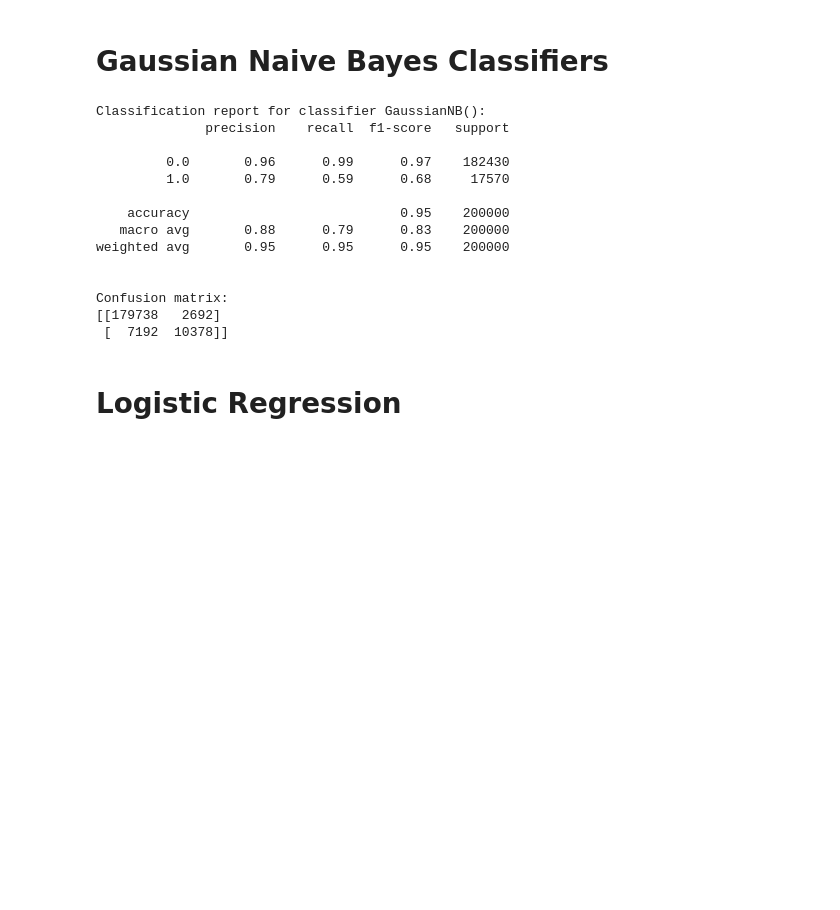
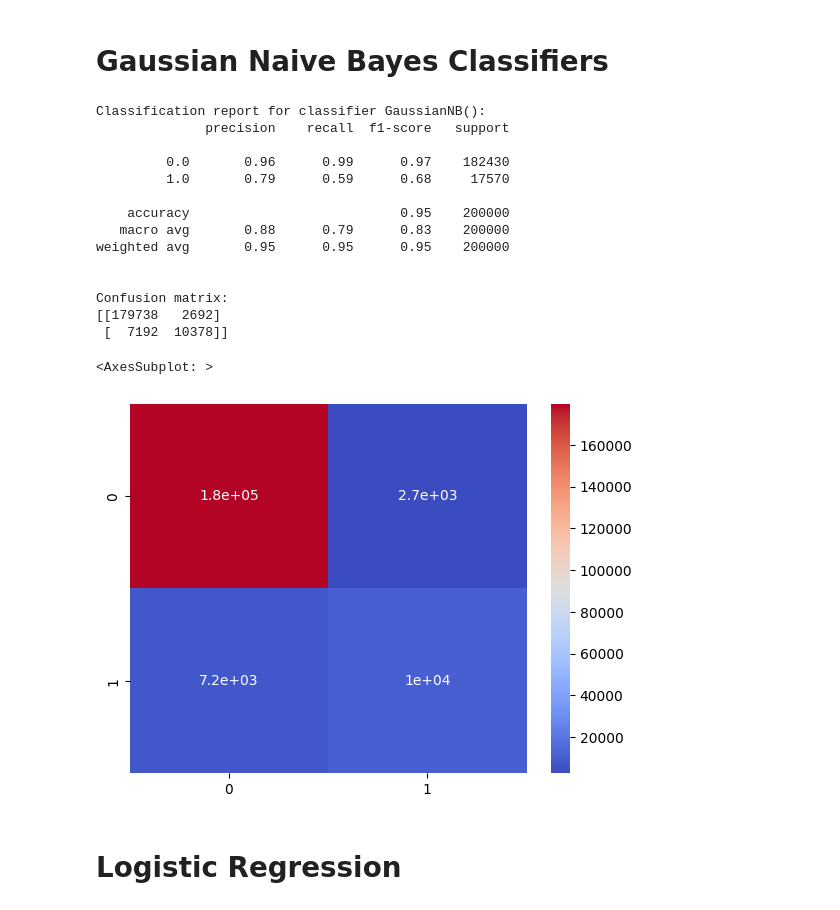
Before and after one commit to lamoincl/ml-credit-card-fraud, a Jupyter notebook: Project.ipynb, the cells around one changed output. Cells and saved outputs as stored; diff of their text form; code cells hidden in the pictures; blank space fills up the shorter version.

```diff
--- a/Project.ipynb
+++ b/Project.ipynb
@@ -62,30 +62,35 @@ y_test = test["fraud"]
 # %%
 from sklearn.naive_bayes import GaussianNB
 from sklearn.metrics import accuracy_score, confusion_matrix, precision_score
 from sklearn import metrics
-
+import seaborn as sns
 
 gnb = GaussianNB()
 fit = gnb.fit(x_train, y_train)
 y_pred = fit.predict(x_test)
 
 print("Classification report for classifier %s:\n%s\n" % (gnb, metrics.classification_report(y_test, y_pred)))
 print("Confusion matrix:\n%s" % metrics.confusion_matrix(y_test, y_pred))
+sns.heatmap( metrics.confusion_matrix(y_test, y_pred),
+            annot=True,
+            cmap="coolwarm")
 # %% [output]
 Classification report for classifier GaussianNB():
               precision    recall  f1-score   support
 
          0.0       0.96      0.99      0.97    182430
          1.0       0.79      0.59      0.68     17570
 
     accuracy                           0.95    200000
    macro avg       0.88      0.79      0.83    200000
 weighted avg       0.95      0.95      0.95    200000
 
 
 Confusion matrix:
 [[179738   2692]
  [  7192  10378]]
+<AxesSubplot: >
+[figure, added]
 # %% [markdown]
 # Logistic Regression
 # %%
```
Also changed, not shown: parts of 6 cells of this notebook.
